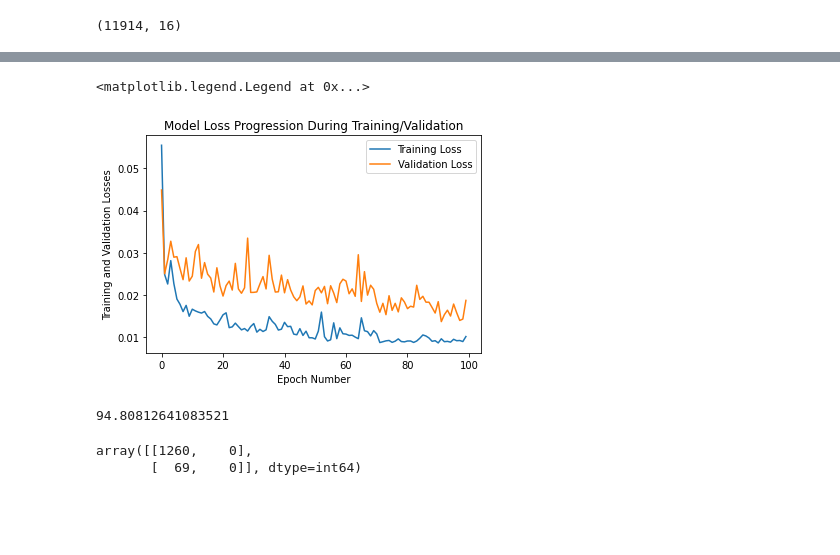
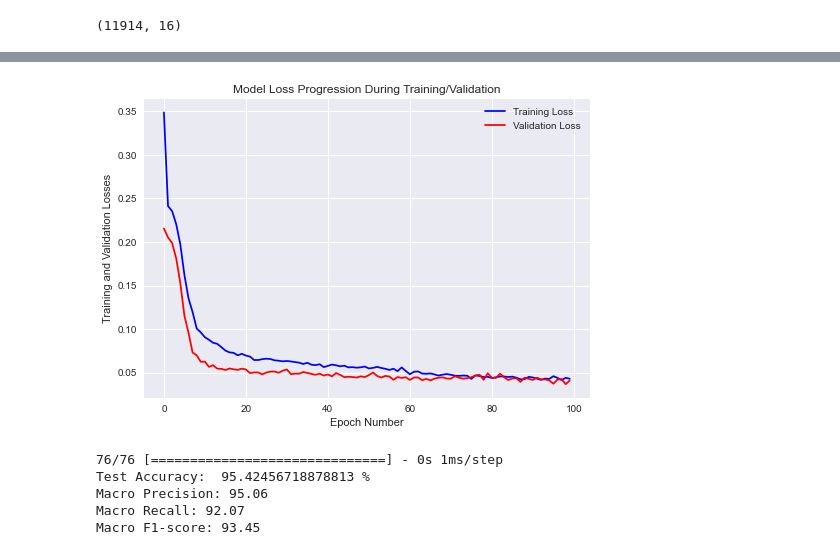
Before and after one commit to eaarda/Used_Car_Price_Prediction, a Jupyter notebook: ann.ipynb, the cells around one changed output, grey strips where cells are left out. Saved outputs shown, nothing was run; the diff lists cells and outputs as text; code cells hidden in the pictures; blank space fills up the shorter version.

Commit message:
sequential model

```diff
--- a/ann.ipynb
+++ b/ann.ipynb
@@ -88,14 +138,17 @@ y_test:  (1329, 1)
 # %%
 import tensorflow.keras
+import keras
 from keras.models import Sequential
-from keras.layers import Dense
-from sklearn.preprocessing import MinMaxScaler
-import keras
+from keras.layers import Dense, Dropout
+
 
 model = Sequential()
-model.add(Dense(35, input_shape=(70,70), activation='relu'))
-model.add(Dense(45, activation='sigmoid'))
-model.add(Dense(1, activation='linear'))
+model.add(Dense(45,input_dim =89, activation='relu'))
+model.add(Dropout(0.5))
+model.add(Dense(45, activation='relu'))
+model.add(Dropout(0.5))
+model.add(Dense(25, activation='relu'))
+model.add(Dense(1, activation='sigmoid'))
 model.summary()
 # %% [output]
 Model: "sequential"
@@ -113,8 +172,2 @@ Trainable params: 4,151
 Non-trainable params: 0
 _________________________________________________________________
-# %%
-metrics = ['accuracy']
-optimizer = keras.optimizers.Adam(lr=0.03)
-model.compile(optimizer=optimizer, loss='mean_squared_error',metrics=metrics)
-# %%
-epochs_hist = model.fit(X_train, y_train, epochs=100, batch_size=25,  verbose=1, validation_split=0.15)
@@ -142,0 +174,8 @@ dict_keys(['loss', 'accuracy', 'val_loss', 'val_accuracy'])
+# %%
+# Compile Model
+adm = keras.optimizers.Adam(lr=0.001)
+sgd = keras.optimizers.SGD(lr=0.001, decay=1e-6, momentum=0.5, nesterov=True)
+
+model.compile(optimizer=adm, loss='mean_absolute_error',metrics='accuracy')
+
+epochs_hist = model.fit(X_train, y_train, epochs=100, batch_size=128,  verbose=1, validation_split=0.10)
@@ -143,26 +200,28 @@ dict_keys(['loss', 'accuracy', 'val_loss', 'val_accuracy'])
 # %%
-plt.plot(epochs_hist.history['loss'])
-plt.plot(epochs_hist.history['val_loss'])
-
+# Training - Validation Loss
+plt.plot(epochs_hist.history['loss'], color = 'blue')
+plt.plot(epochs_hist.history['val_loss'], color = 'red')
 plt.title('Model Loss Progression During Training/Validation')
 plt.ylabel('Training and Validation Losses')
 plt.xlabel('Epoch Number')
 plt.legend(['Training Loss', 'Validation Loss'])
+plt.savefig('Loss',dpi=300)
 # %% [output]
-<matplotlib.legend.Legend at 0x...>
-[figure, old version]
+[figure, new version]
-# %%
-from sklearn.metrics import accuracy_score
-y_pred1 = model.predict(X_test)
-y_pred = np.argmax(y_pred1, axis=1)
-
-# Printaccuracy score
-print(accuracy_score(y_test, y_pred)*100)
-# %% [output]
-94.80812641083521
-# %%
-from sklearn import metrics
-metrics.confusion_matrix(y_test,y_pred)
-# %% [output]
-array([[1260,    0],
-       [  69,    0]], dtype=int64)
+# %%
+from sklearn.metrics import accuracy_score, precision_score, recall_score, f1_score
+
+y_pred = model.predict_classes(X_test, verbose = 1)
+correct = np.sum(y_pred ==  y_test)
+
+print ('Test Accuracy: ', correct/float(y_test.shape[0])*100.0, '%')
+
+print('Macro Precision: {:.2f}'.format(precision_score(y_test, y_pred, average='macro')*100))
+print('Macro Recall: {:.2f}'.format(recall_score(y_test, y_pred, average='macro')*100))
+print('Macro F1-score: {:.2f}\n'.format(f1_score(y_test, y_pred, average='macro')*100))
+# %% [output]
+76/76 [==============================] - 0s 1ms/step
+Test Accuracy:  95.42456718878813 %
+Macro Precision: 95.06
+Macro Recall: 92.07
+Macro F1-score: 93.45
```
Also changed, not shown: parts of 18 cells of this notebook, 8 other files.
